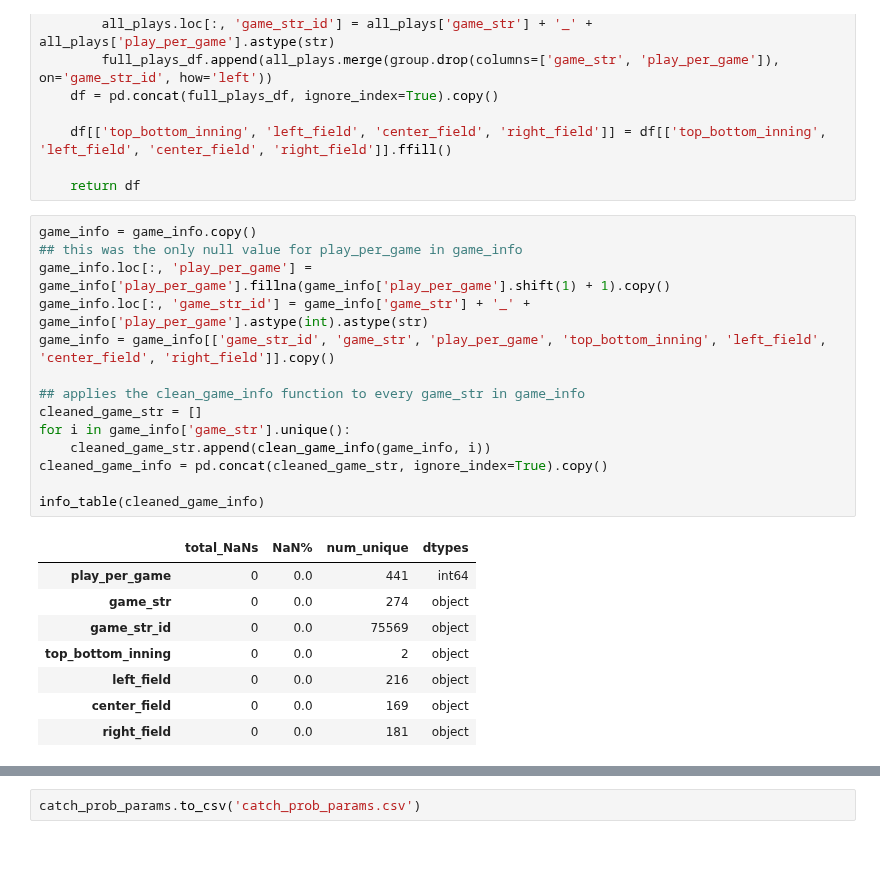
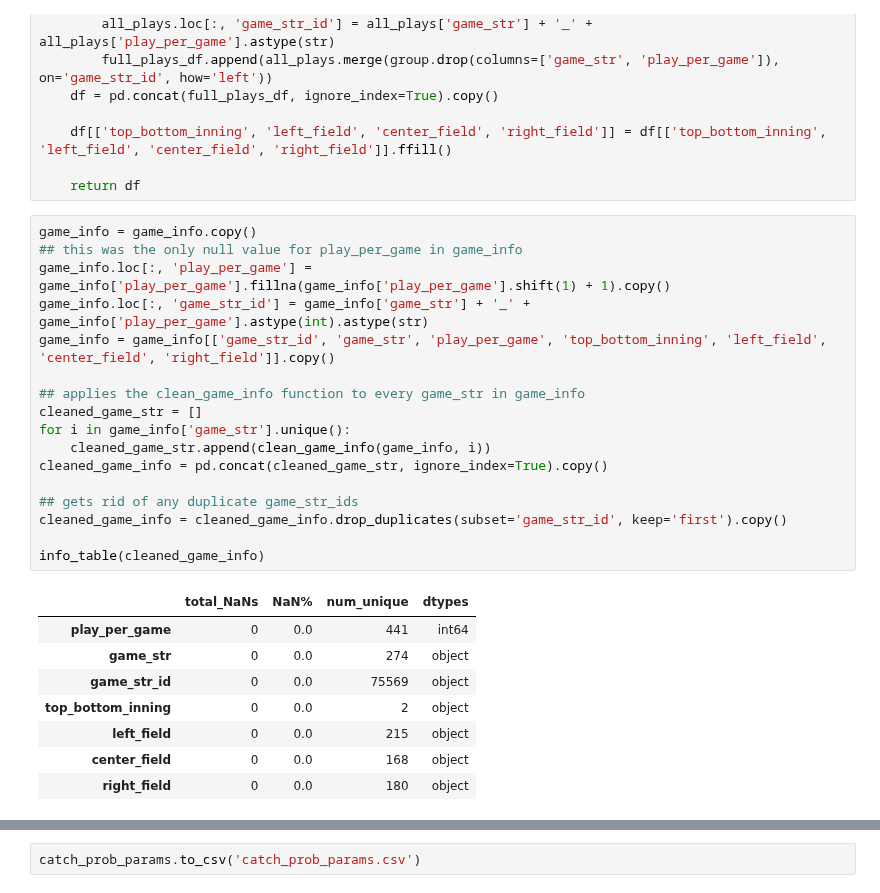
Before and after one commit to d2osborn/SMTChallenge2025, a Jupyter notebook: Team15-eda.ipynb, the cells around one changed output, grey strips where cells are left out. Drawn from its saved outputs; the diff is of its cells as text; blank space fills up the shorter version.

```diff
--- a/Team15-eda.ipynb
+++ b/Team15-eda.ipynb
@@ -1508,26 +1484,29 @@ def clean_game_info(df: pd.DataFrame, game_str: str) -> pd.DataFrame:
 # %%
 game_info = game_info.copy()
 ## this was the only null value for play_per_game in game_info
 game_info.loc[:, 'play_per_game'] = game_info['play_per_game'].fillna(game_info['play_per_game'].shift(1) + 1).copy()
 game_info.loc[:, 'game_str_id'] = game_info['game_str'] + '_' + game_info['play_per_game'].astype(int).astype(str)
 game_info = game_info[['game_str_id', 'game_str', 'play_per_game', 'top_bottom_inning', 'left_field', 'center_field', 'right_field']].copy()
 
 ## applies the clean_game_info function to every game_str in game_info
 cleaned_game_str = []
 for i in game_info['game_str'].unique():
     cleaned_game_str.append(clean_game_info(game_info, i))
 cleaned_game_info = pd.concat(cleaned_game_str, ignore_index=True).copy()
 
+## gets rid of any duplicate game_str_ids
+cleaned_game_info = cleaned_game_info.drop_duplicates(subset='game_str_id', keep='first').copy()
+
 info_table(cleaned_game_info)
 # %% [output]
 |  | total_NaNs | NaN% | num_unique | dtypes |
 | play_per_game | 0 | 0.0 | 441 | int64 |
 | game_str | 0 | 0.0 | 274 | object |
 | game_str_id | 0 | 0.0 | 75569 | object |
 | top_bottom_inning | 0 | 0.0 | 2 | object |
-| left_field | 0 | 0.0 | 216 | object |
-| center_field | 0 | 0.0 | 169 | object |
-| right_field | 0 | 0.0 | 181 | object |
+| left_field | 0 | 0.0 | 215 | object |
+| center_field | 0 | 0.0 | 168 | object |
+| right_field | 0 | 0.0 | 180 | object |
 # %%
 ## adds game_info to each play in catch_prob_params
 catch_prob_params = catch_prob_params.merge(cleaned_game_info, on='game_str_id', how='left').copy()
```
Also changed, not shown: parts of 27 cells of this notebook, 1 other file.
